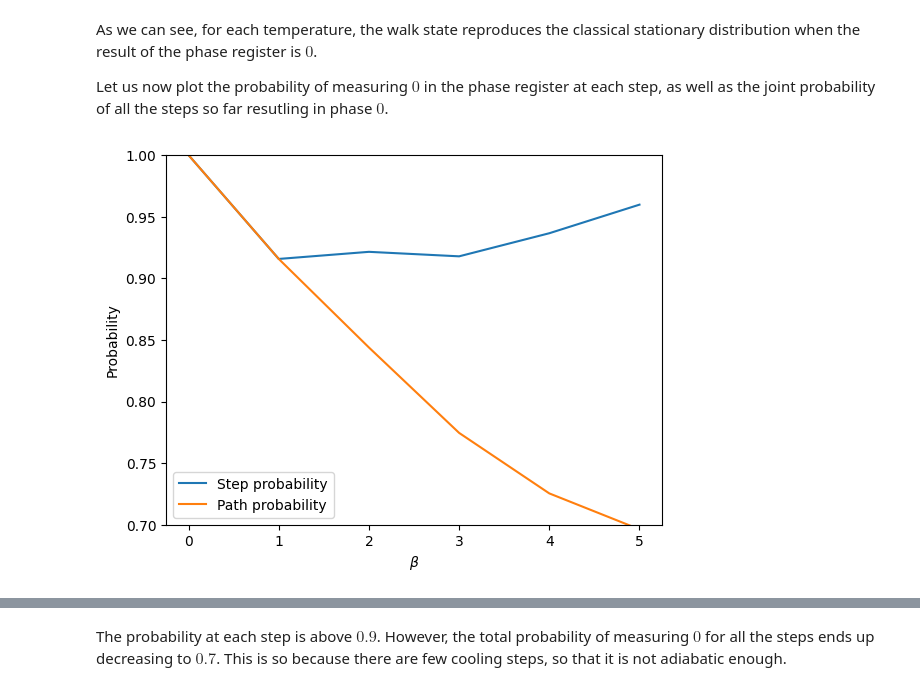
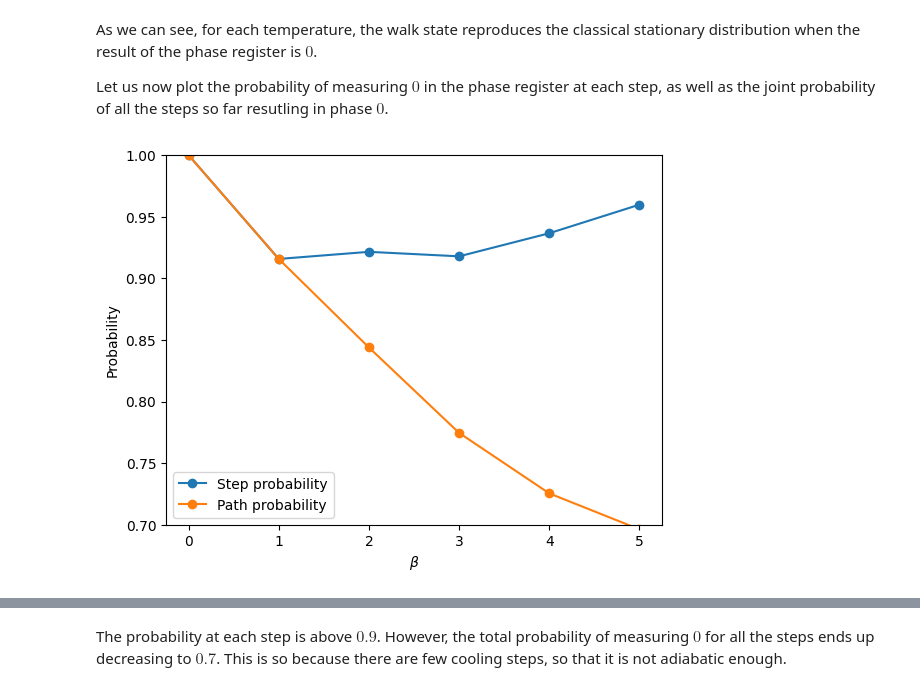
Before and after one commit to qDNA-yonsei/SQWLib, a Jupyter notebook: Examples/QSA.ipynb, the cells around one changed output, grey strips where cells are left out. Cells and saved outputs as stored; diff of their text form; code cells hidden in the pictures.

```diff
--- a/Examples/QSA.ipynb
+++ b/Examples/QSA.ipynb
@@ -128,7 +128,6 @@ for step in range(steps+1):
     plt.xlabel('Node')
     plt.ylabel('Probability')
     plt.legend(loc=1)
-    plt.ylim([0,0.17])
     plt.title(rf'$\beta$ = {beta:.1f}')
     plt.show()
 
@@ -148,19 +147,19 @@ As we can see, for each temperature, the walk state reproduces the classical sta
 
 Let us now plot the probability of measuring $0$ in the phase register at each step, as well as the joint probability of all the steps so far resutling in phase $0$.
 # %%
-plt.plot(prob_0_step)
-plt.plot(joint_probability)
+plt.plot(prob_0_step,'o-')
+plt.plot(joint_probability,'o-')
 
 
 total_prob_0 = np.prod(prob_0_step)
 
 
 plt.ylim([0.7,1])
 plt.xlabel(r'$\beta$')
 plt.ylabel('Probability')
 plt.legend(['Step probability','Path probability'])
 plt.show()
 
 print(f'Probability of measuring phase 0 at all steps: {total_prob_0}')
 # %% [output]
-[figure, old version]
+[figure, new version]
```
Also changed, not shown: parts of 2 cells of this notebook.
